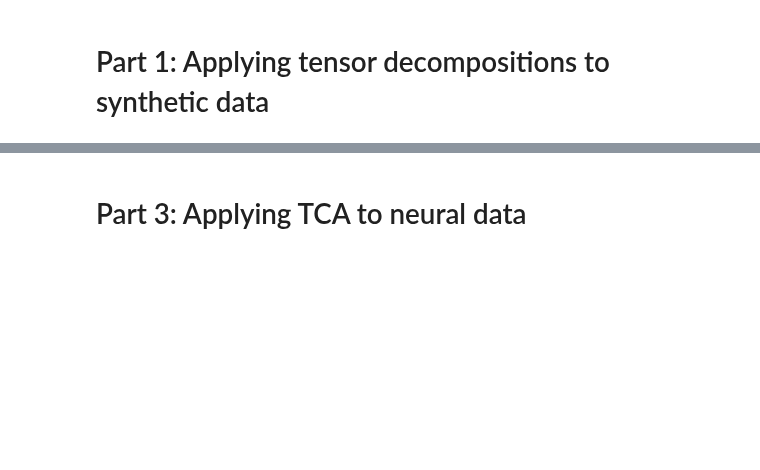
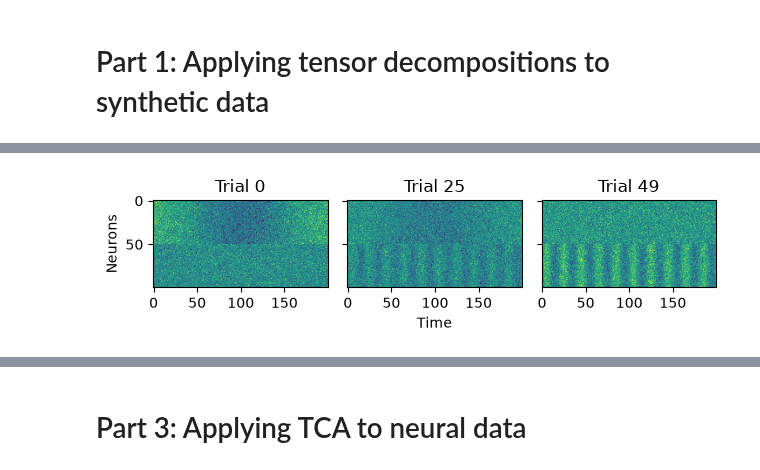
Before and after one commit to colinbredenberg/tca_tutorial, a Jupyter notebook: tutorial.ipynb, the cells around one changed output, grey strips where cells are left out. Cells and saved outputs as stored; diff of their text form; code cells hidden in the pictures; blank space fills up the shorter version.

```diff
--- a/tutorial.ipynb
+++ b/tutorial.ipynb
@@ -18,0 +120,18 @@ The three parts are independent, and if you are already familiar with TCA feel f
+# %%
+#Visualize the data
+
+fig, ax = plt.subplots(1,3, sharey = True)
+
+ax[0].imshow(data[:,:,0])
+ax[0].set_title('Trial 0')
+ax[0].set_ylabel('Neurons')
+
+ax[1].imshow(data[:,:,int(dims[2]/2)])
+ax[1].set_title(f'Trial {int(dims[2]/2)}')
+ax[1].set_xlabel('Time')
+
+ax[2].imshow(data[:,:, dims[2] - 1])
+ax[2].set_title(f'Trial {dims[2] - 1}')
+plt.tight_layout()
+# %% [output]
+[figure, added]
```
Also changed, not shown: parts of 11 cells of this notebook, 1 other file.
